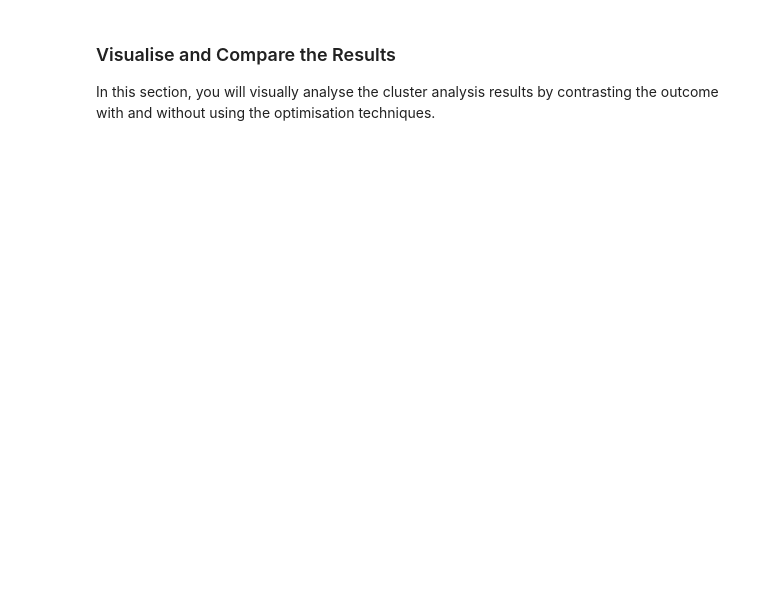
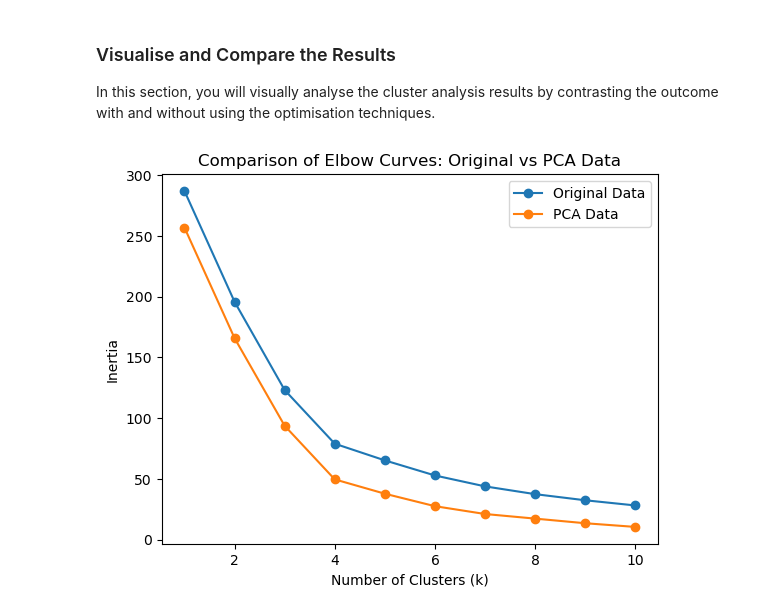
Before and after one commit to kinnith246/CryptoClustering, a Jupyter notebook: Crypto_Clustering.ipynb, the cells around one changed output. Cells and saved outputs as stored; diff of their text form; code cells hidden in the pictures; blank space fills up the shorter version.

```diff
--- a/Crypto_Clustering.ipynb
+++ b/Crypto_Clustering.ipynb
@@ -263,4 +263,5 @@ df_market_data_pca.head()
 ### Find the Best Value for k Using the Scaled PCA DataFrame
 # %%
 # Create a list with the number of k-values from 1 to 11
-k = list(range (1,11))
+k_pca = list(range (1,11))
+k_pca
@@ -267,13 +270,15 @@ k = list(range (1,11))
 # %%
 # Create an empty list to store the inertia values
-inertia = []
+inertia_pca = []
 
 # Create a for loop to compute the inertia with each possible value of k
 # Inside the loop:
 # 1. Create a KMeans model using the loop counter for the n_clusters
 # 2. Fit the model to the data using `df_market_data_pca`
 # 3. Append the model.inertia_ to the inertia list
-for i in k:
+for i in k_pca:
         kmeans = KMeans(n_clusters=i, random_state=0)
         kmeans.fit(df_market_data_pca)
-        inertia.append(kmeans.inertia_)
+        inertia_pca.append(kmeans.inertia_)
+
+print(inertia_pca)
@@ -351,0 +383,15 @@ In this section, you will visually analyse the cluster analysis results by contr
+# %%
+# Composite plot to contrast the Elbow curves
+import matplotlib.pyplot as plt
+plt.plot(k, inertia, marker='o', label='Original Data')
+
+plt.plot(k_pca, inertia_pca, marker='o', label='PCA Data')
+
+plt.title('Comparison of Elbow Curves: Original vs PCA Data')
+plt.xlabel('Number of Clusters (k)')
+plt.ylabel('Inertia')
+plt.legend()
+
+plt.show()
+# %% [output]
+[figure, added]
```
Also changed, not shown: parts of 13 cells of this notebook.
